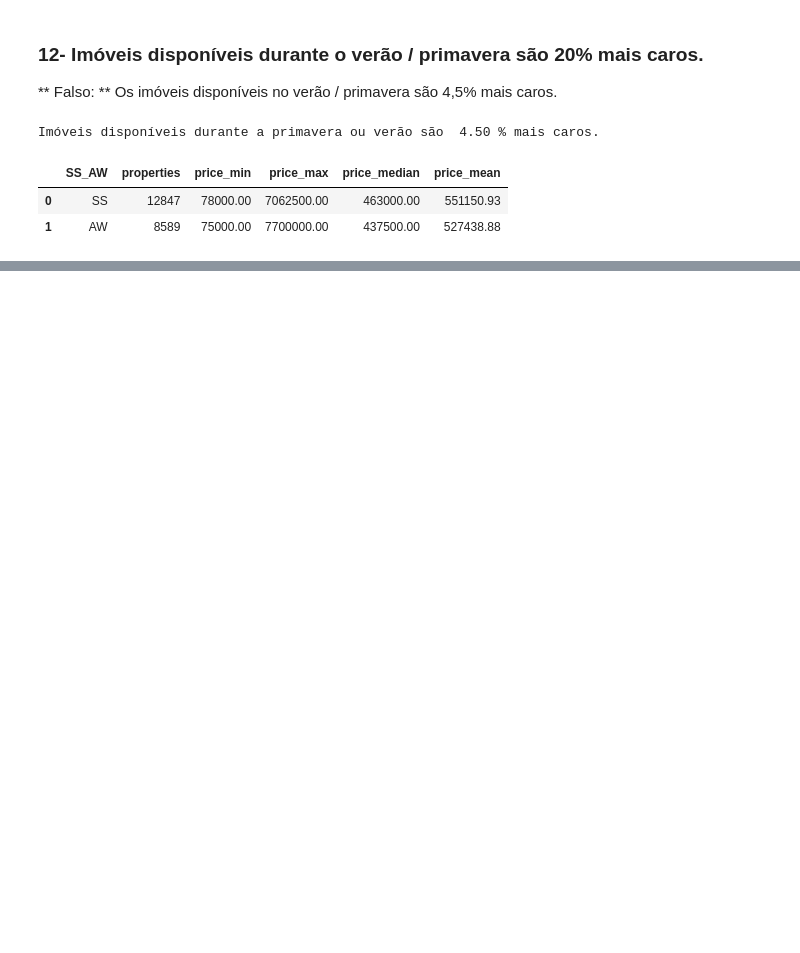
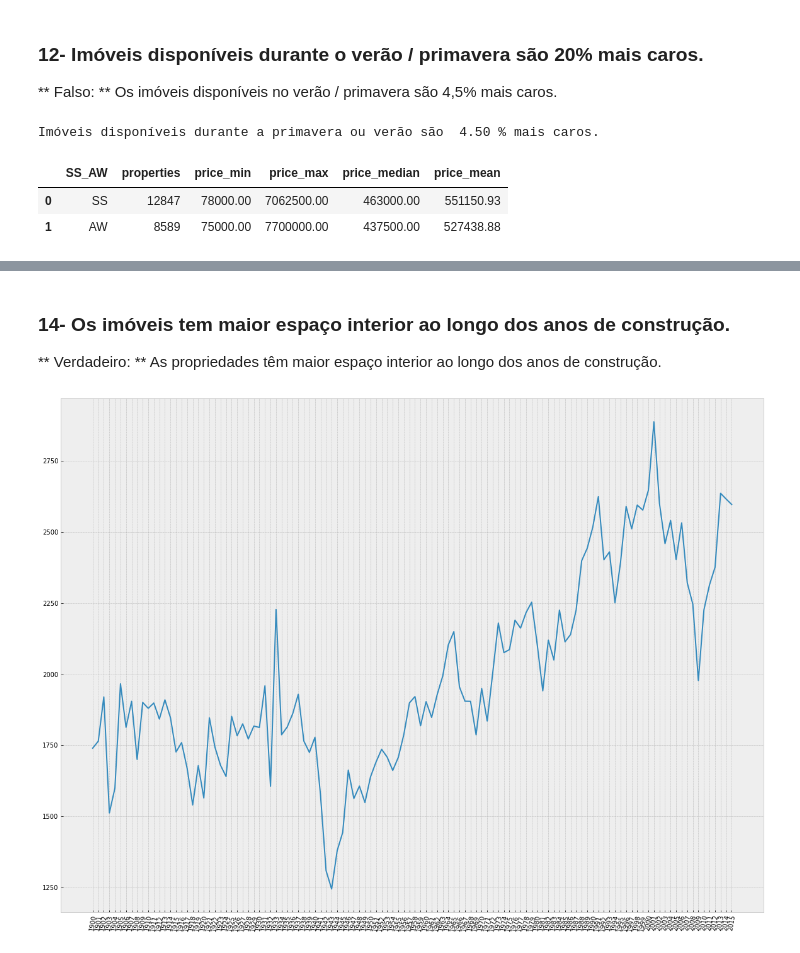
Before and after one commit to obregonrodrigo/house-rocket-insights, a Jupyter notebook: notebooks/notebook.ipynb, the cells around one changed output, grey strips where cells are left out. Saved outputs shown, nothing was run; the diff lists cells and outputs as text; code cells hidden in the pictures; blank space fills up the shorter version.

```diff
--- a/notebooks/notebook.ipynb
+++ b/notebooks/notebook.ipynb
@@ -838,0 +739,13 @@ KeyError: "['buying_price'] not in index"
+# %% [markdown]
+### 14- Os imóveis tem maior espaço interior ao longo dos anos de construção.
+** Verdadeiro: ** As propriedades têm maior espaço interior ao longo dos anos de construção.
+# %%
+aux = data[['sqft_living', 'yr_built']].copy()
+
+aux1 = aux.groupby('yr_built').mean().reset_index()
+
+plt.xticks( rotation=80)
+plt.plot(aux1['yr_built'], aux1['sqft_living'])
+plt.show()
+# %% [output]
+[figure, added]
```
Also changed, not shown: parts of 35 cells of this notebook, 4 other files.
